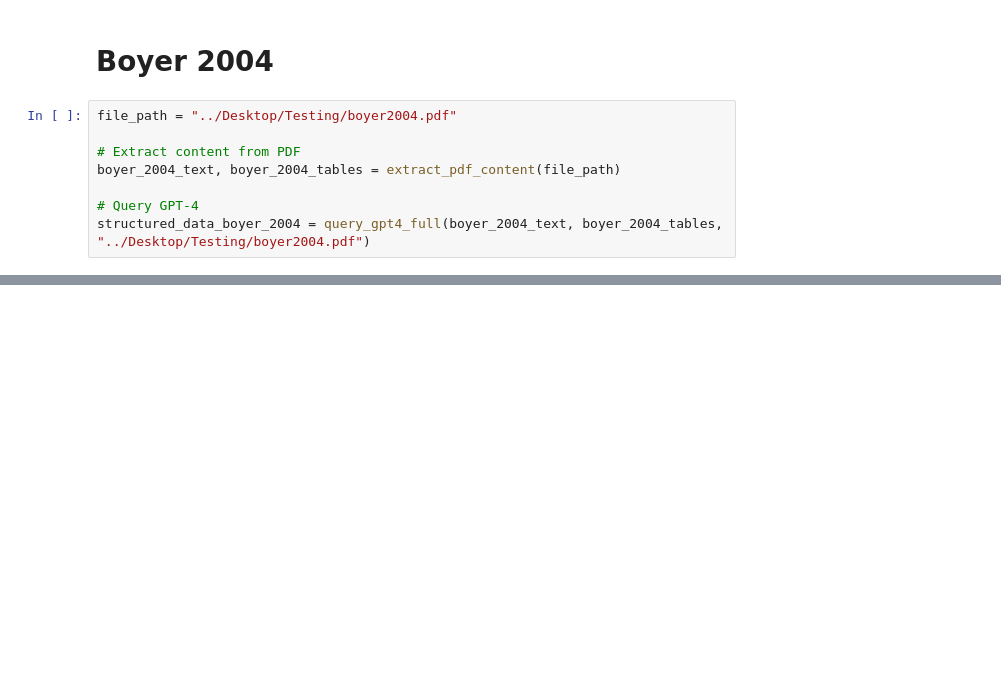
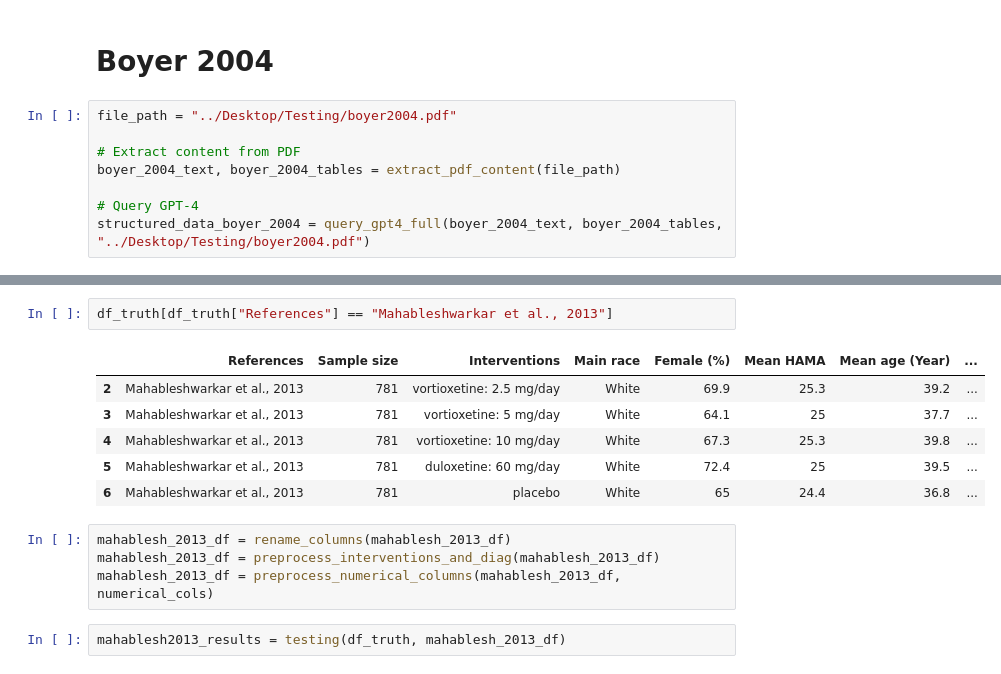
Before and after one commit to brandonorodriguez/Leveraging-GPT-4o-for-Structured-Data-Extraction-in-Clinical-Trials, a Jupyter notebook: Test_Data_Extration.ipynb, the cells around one changed output, grey strips where cells are left out. Cells and saved outputs as stored; diff of their text form; blank space fills up the shorter version.

```diff
--- a/Test_Data_Extration.ipynb
+++ b/Test_Data_Extration.ipynb
@@ -614,0 +756,15 @@ structured_data_boyer_2004 = query_gpt4_full(boyer_2004_text, boyer_2004_tables,
+# %%
+df_truth[df_truth["References"] == "Mahableshwarkar et al., 2013"]
+# %% [output]
+|  | References | Sample size | Interventions | Main race | Female (%) | Mean HAMA | Mean age (Year) | ... |
+| 2 | Mahableshwarkar et al., 2013 | 781 | vortioxetine: 2.5 mg/day | White | 69.9 | 25.3 | 39.2 | ... |
+| 3 | Mahableshwarkar et al., 2013 | 781 | vortioxetine: 5 mg/day | White | 64.1 | 25 | 37.7 | ... |
+| 4 | Mahableshwarkar et al., 2013 | 781 | vortioxetine: 10 mg/day | White | 67.3 | 25.3 | 39.8 | ... |
+| 5 | Mahableshwarkar et al., 2013 | 781 | duloxetine: 60 mg/day | White | 72.4 | 25 | 39.5 | ... |
+| 6 | Mahableshwarkar et al., 2013 | 781 | placebo | White | 65 | 24.4 | 36.8 | ... |
+# %%
+mahablesh_2013_df = rename_columns(mahablesh_2013_df)
+mahablesh_2013_df = preprocess_interventions_and_diag(mahablesh_2013_df)
+mahablesh_2013_df = preprocess_numerical_columns(mahablesh_2013_df, numerical_cols)
+# %%
+mahablesh2013_results = testing(df_truth, mahablesh_2013_df)
```
Also changed, not shown: parts of 73 cells of this notebook, 20 other files.
